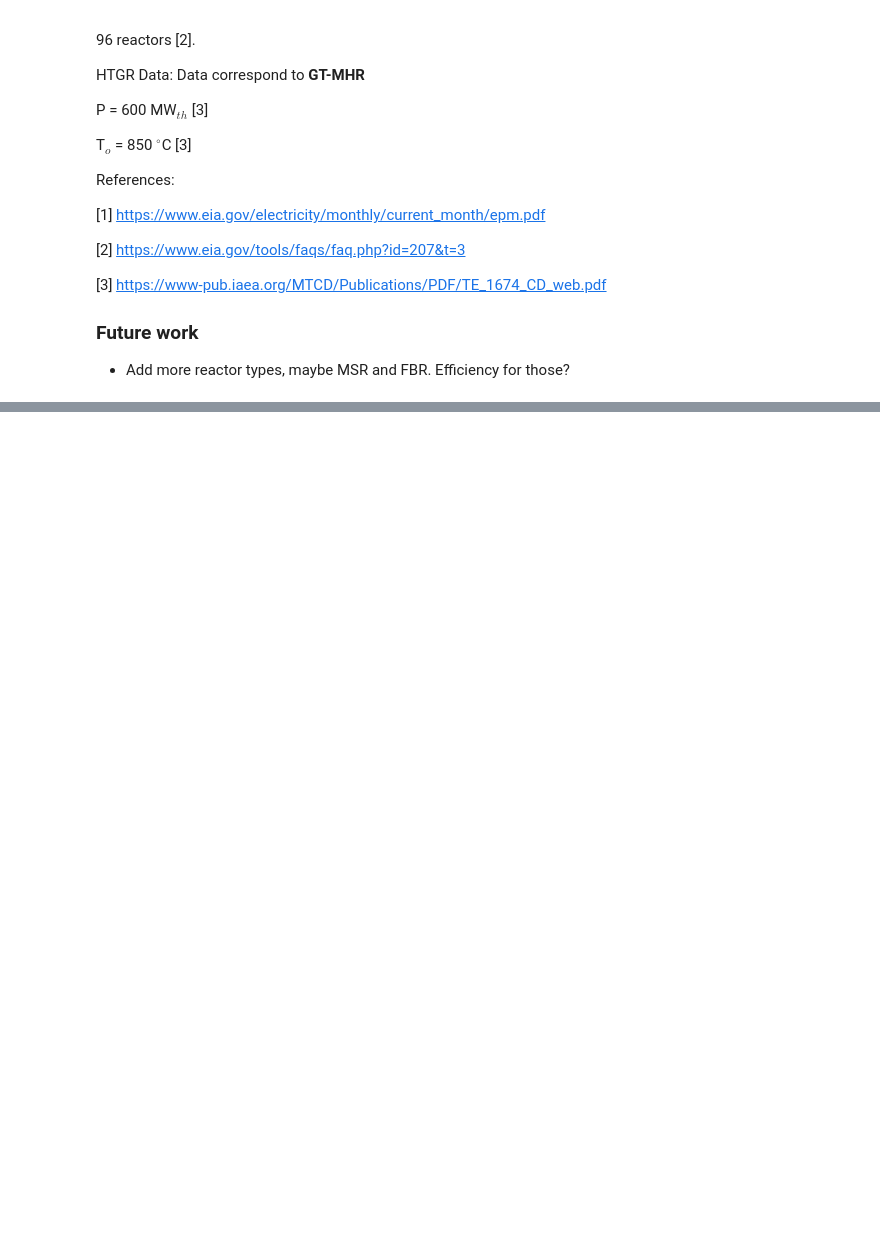
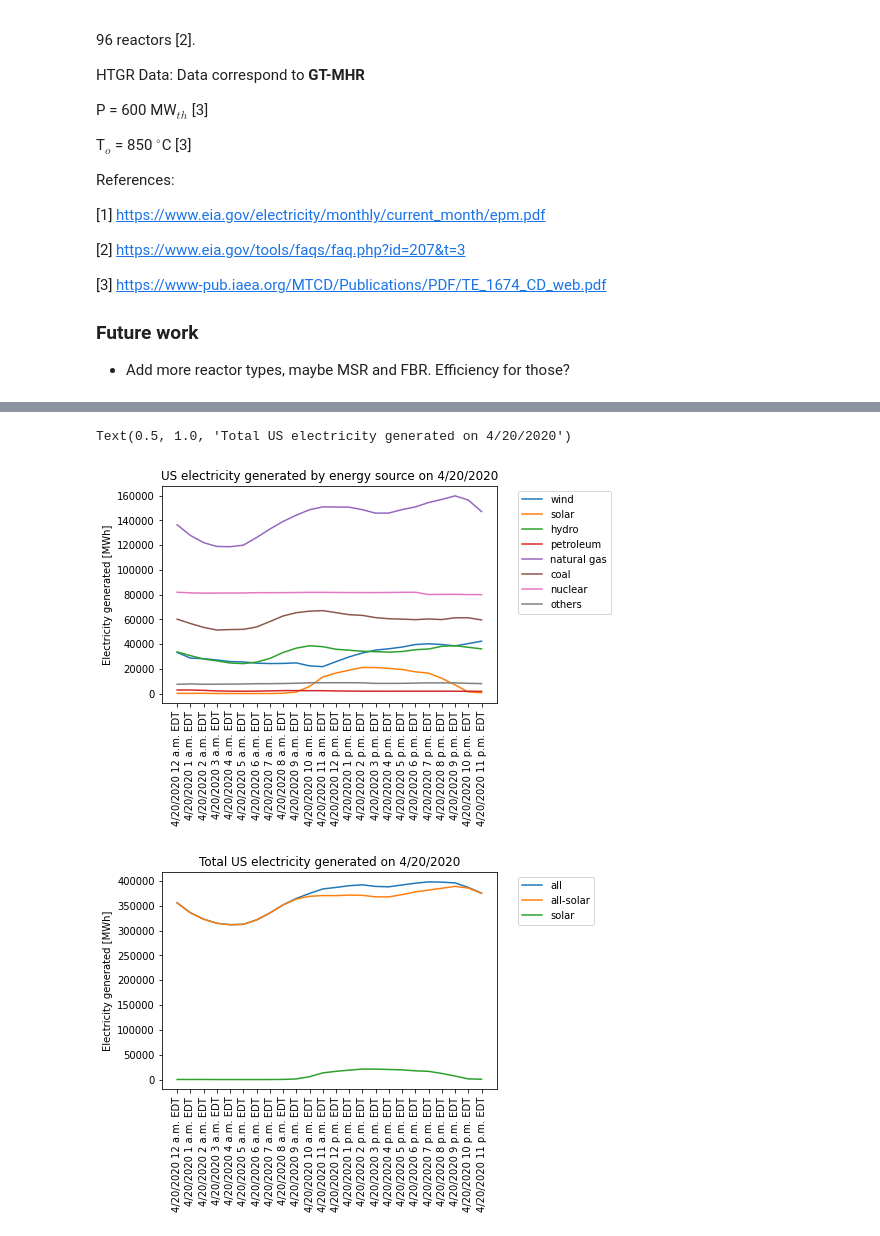
Before and after one commit to robfairh/npre412-project, a Jupyter notebook: fuel-demand.ipynb, the cells around one changed output, grey strips where cells are left out. Cells and saved outputs as stored; diff of their text form; code cells hidden in the pictures; blank space fills up the shorter version.

Commit message:
added data of electricity generated in 2020 hourly, and by year from 1949

```diff
--- a/fuel-demand.ipynb
+++ b/fuel-demand.ipynb
@@ -219,0 +228,58 @@ plt.xticks(rotation=90)
+# %%
+df = pd.read_csv ('electricity-generated.csv')
+time = df['Timestamp (Hour Ending)'].tolist()
+wind = df['Wind Generation (MWh)'].tolist()
+solar = df['Solar Generation (MWh)'].tolist()
+hydro = df['Hydro Generation (MWh)'].tolist()
+petrol = df['Petroleum Generation (MWh)'].tolist()
+natgas = df['Natural gas Generation (MWh)'].tolist()
+coal = df['Coal Generation (MWh)'].tolist()
+nuclear = df['Nuclear Generation (MWh)'].tolist()
+other = df['Other Generation (MWh)'].tolist()
+
+# choose date and time
+sdate = '4/20/2020'
+stime = '12 a.m. EDT'
+edate = '4/21/2020'
+etime = '12 a.m. EDT'
+
+s = time.index(sdate+' '+stime)
+e = time.index(edate+' '+etime)
+
+ntime = time[s:e]
+nwind = np.array(wind[s:e])
+nsolar = np.array(solar[s:e])
+nhydro = np.array(hydro[s:e])
+npetrol = np.array(petrol[s:e])
+nnatgas = np.array(natgas[s:e])
+ncoal = np.array(coal[s:e])
+nnuclear = np.array(nuclear[s:e])
+nother = np.array(other[s:e])
+
+plt.figure(1)
+plt.plot(ntime, nwind, label='wind')
+plt.plot(ntime, nsolar, label='solar')
+plt.plot(ntime, nhydro, label='hydro')
+plt.plot(ntime, npetrol, label='petroleum')
+plt.plot(ntime, nnatgas, label='natural gas')
+plt.plot(ntime, ncoal, label='coal')
+plt.plot(ntime, nnuclear, label='nuclear')
+plt.plot(ntime, nother, label='others')
+plt.legend(loc="upper left", bbox_to_anchor=(1.05, 1.0), fancybox=True)
+plt.xticks(rotation=90)
+plt.ylabel('Electricity generated [MWh]')
+plt.title('US electricity generated by energy source on {0}'.format(sdate))
+
+plt.figure(2)
+alle = nwind + nsolar + nhydro + npetrol + nnatgas + ncoal + nnuclear + nother
+plt.plot(ntime, alle, label='all')
+plt.plot(ntime, alle-nsolar, label='all-solar')
+plt.plot(ntime, nsolar, label='solar')
+plt.legend(loc="upper left", bbox_to_anchor=(1.05, 1.0), fancybox=True)
+plt.xticks(rotation=90)
+plt.ylabel('Electricity generated [MWh]')
+plt.title('Total US electricity generated on {0}'.format(sdate))
+# %% [output]
+Text(0.5, 1.0, 'Total US electricity generated on 4/20/2020')
+[figure, added]
+[figure, added]
```
Also changed, not shown: parts of 11 cells of this notebook, 2 other files.
